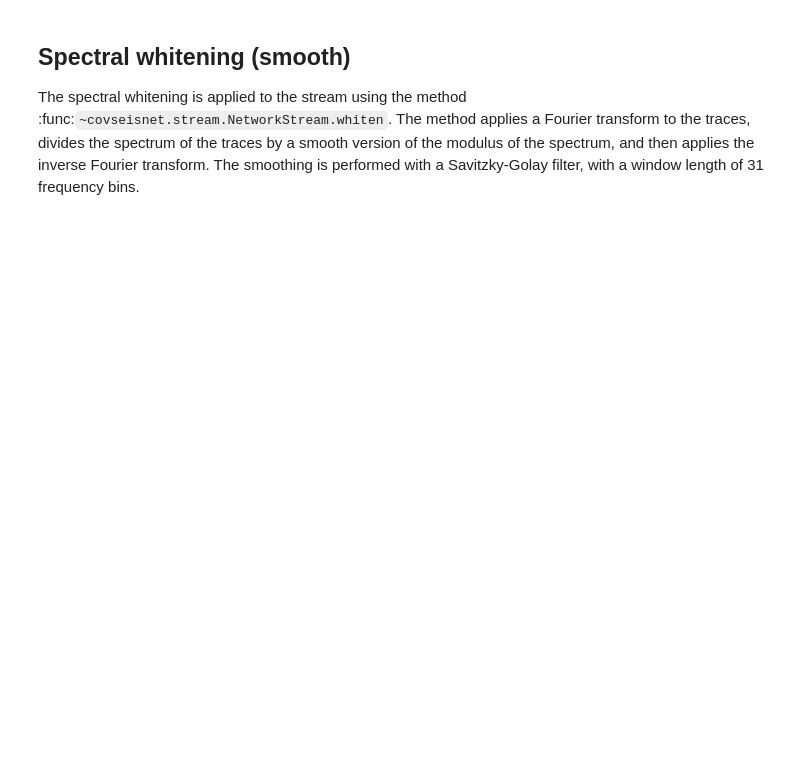
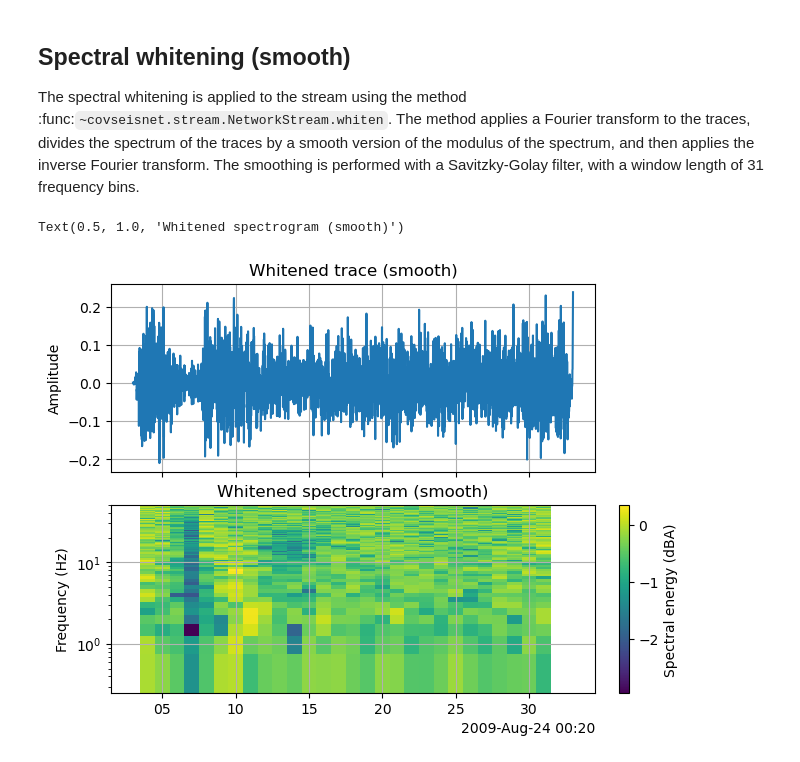
Before and after one commit to leonard-seydoux/covseisnet, a Jupyter notebook: docs/source/examples/whitening.ipynb, the cells around one changed output. Saved outputs shown, nothing was run; the diff lists cells and outputs as text; code cells hidden in the pictures; blank space fills up the shorter version.

```diff
--- a/docs/source/examples/whitening.ipynb
+++ b/docs/source/examples/whitening.ipynb
@@ -55,10 +60,13 @@ window length of 31 frequency bins.
 # %%
 whitened_stream = stream.copy()
 whitened_stream.whiten(window_duration=10, smooth_length=31)
 
 # Plot whitened trace and corresponding spectrum
-ax = csn.plot.trace_and_spectrogram(
+_, ax = csn.plot.trace_and_spectrogram(
     whitened_stream.traces[0], window_duration=2
 )
 ax[0].set_title("Whitened trace (smooth)")
 ax[1].set_title("Whitened spectrogram (smooth)")
+# %% [output]
+Text(0.5, 1.0, 'Whitened spectrogram (smooth)')
+[figure, added]
```
Also changed, not shown: parts of 2 cells of this notebook, 11 other files.
